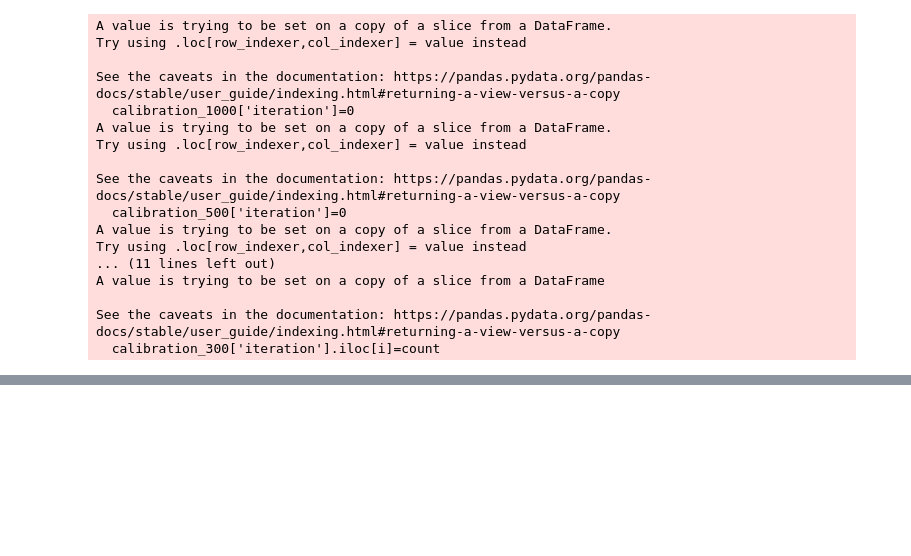
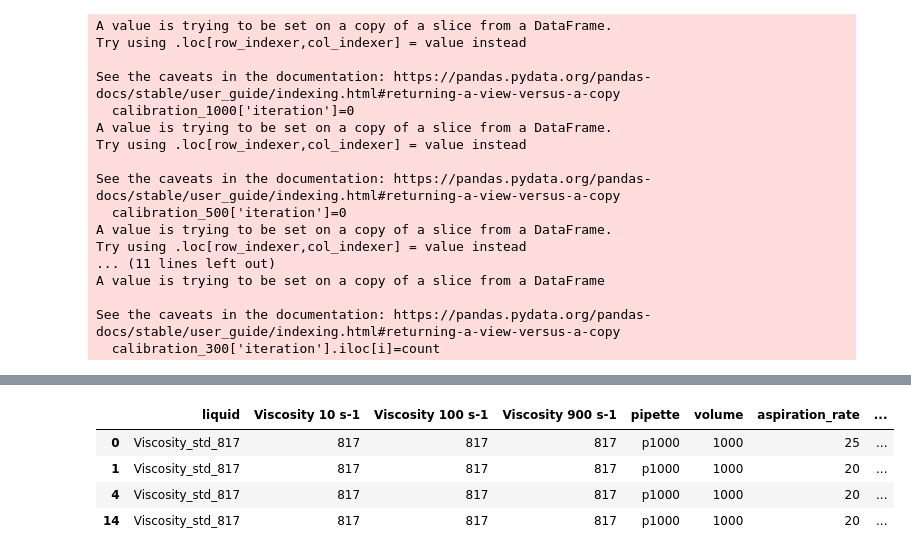
Before and after one commit to Quijanove/viscosity_liquid_transfer_Pablo, a Jupyter notebook: Opentrons_experiments/BOTorch_optimization/Opentrons_csv/Data_plotting_code_from_sartorious_Streamlined.ipynb, the cells around one changed output, grey strips where cells are left out. Drawn from its saved outputs; the diff is of its cells as text; code cells hidden in the pictures; blank space fills up the shorter version.

```diff
--- a/Opentrons_experiments/BOTorch_optimization/Opentrons_csv/Data_plotting_code_from_sartorious_Streamlined.ipynb
+++ b/Opentrons_experiments/BOTorch_optimization/Opentrons_csv/Data_plotting_code_from_sartorious_Streamlined.ipynb
@@ -287,5 +299,11 @@ df_cal_300.head(20)
 # %%
-calibration_300.head(20)
+calibration_1000.head(20)
+# %% [output]
+|  | liquid | Viscosity 10 s-1 | Viscosity 100 s-1 | Viscosity 900 s-1 | pipette | volume | aspiration_rate | ... |
+| 0 | Viscosity_std_817 | 817 | 817 | 817 | p1000 | 1000 | 25 | ... |
+| 1 | Viscosity_std_817 | 817 | 817 | 817 | p1000 | 1000 | 20 | ... |
+| 4 | Viscosity_std_817 | 817 | 817 | 817 | p1000 | 1000 | 20 | ... |
+| 14 | Viscosity_std_817 | 817 | 817 | 817 | p1000 | 1000 | 20 | ... |
 # %%
 #Making subplots (2 rows, 1 column)
 fig,axs = plt.subplots(2,1)
```
Also changed, not shown: parts of 3 cells of this notebook, 1 other file.
